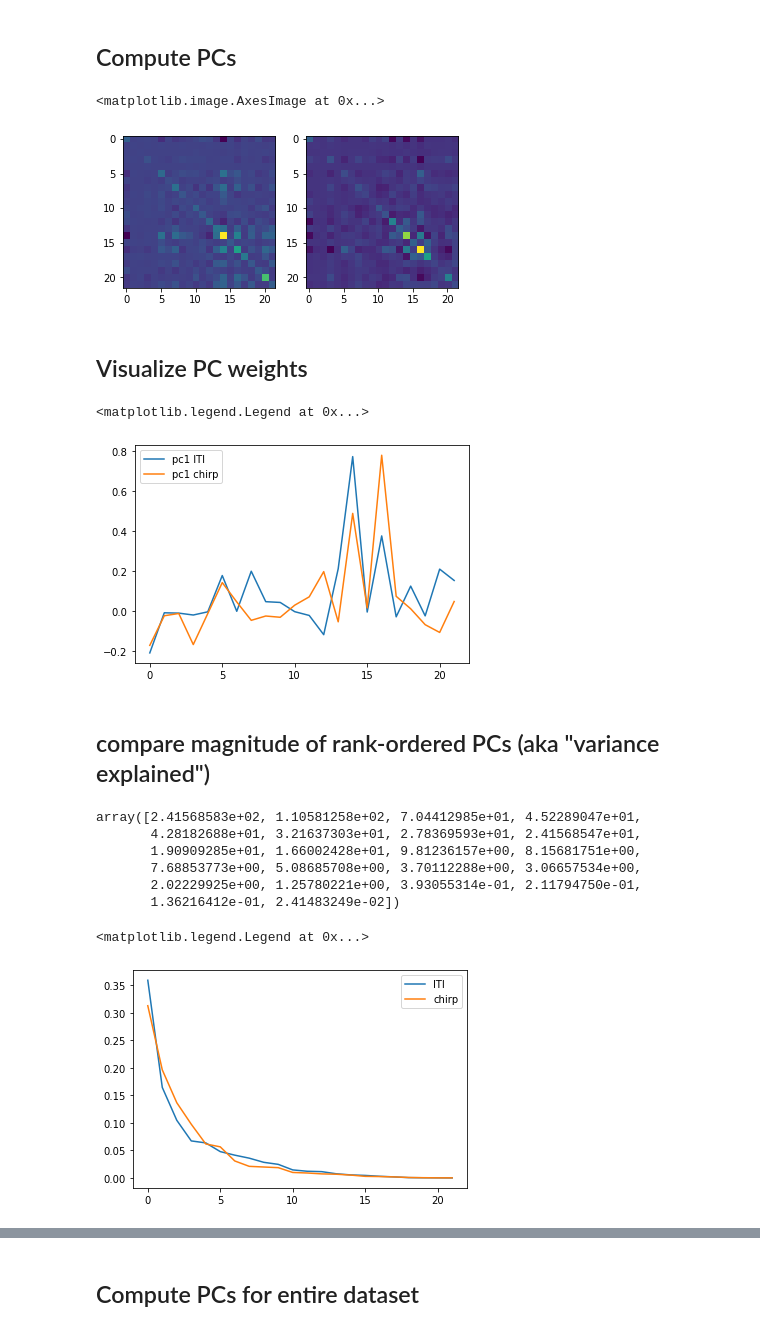
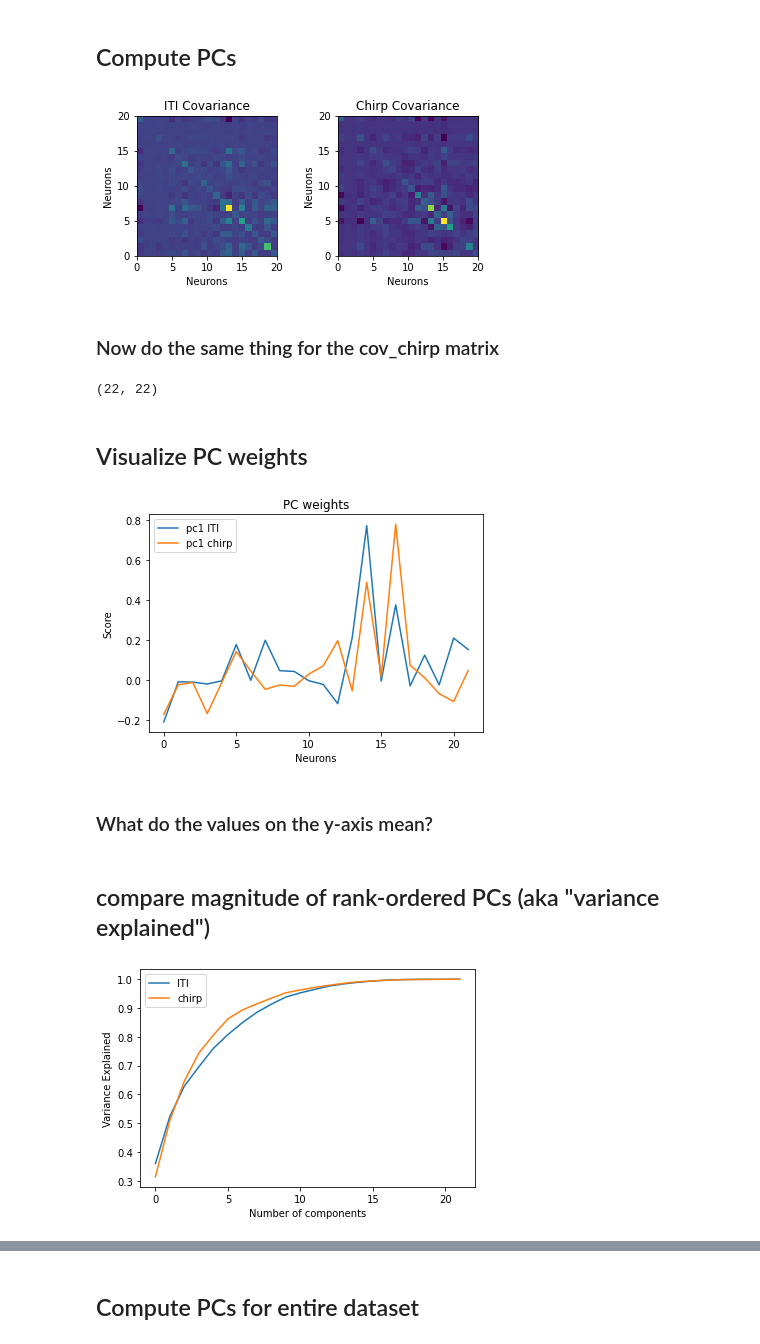
Before and after one commit to svdavid/NEUS642, a Jupyter notebook: notebooks/week7_02-15_PCA/week7_PCA_base.ipynb, the cells around one changed output, grey strips where cells are left out. Drawn from its saved outputs; the diff is of its cells as text; code cells hidden in the pictures.

```diff
--- a/notebooks/week7_02-15_PCA/week7_PCA_base.ipynb
+++ b/notebooks/week7_02-15_PCA/week7_PCA_base.ipynb
@@ -690,15 +702,22 @@ ax[1].imshow(spikes_chirp, aspect='auto');
 # %% [markdown]
 ## Compute PCs
 # %%
-# Calculate the sample covariance matrix
+
+
+# Calculate the sample covariance matrix for each condition (ITI and Chirp )
 cov_ITI = get_sample_cov_matrix(spikes_ITI)
 cov_chirp = get_sample_cov_matrix(spikes_chirp)
 f,ax=plt.subplots(1,2)
-ax[0].imshow(cov_ITI)
-ax[1].imshow(cov_chirp)
+f.tight_layout(pad=3.0);
+ax1=ax[0].imshow(cov_ITI, extent=[0,20,0,20],aspect=1);
+ax2=ax[1].imshow(cov_chirp, extent=[0,20,0,20],aspect=1);
+ax[0].set(ylabel='Neurons',xlabel='Neurons');
+ax[1].set(ylabel='Neurons',xlabel='Neurons');
+ax[0].set_title('ITI Covariance');
+ax[1].set_title('Chirp Covariance');
+#f.colorbar(ax1)
 # %% [output]
-<matplotlib.image.AxesImage at 0x...>
-[figure, old version]
+[figure, new version]
 # %%
 # Calculate the eigenvalues and eigenvectors
 evals_ITI, evectors_ITI = np.linalg.eigh(cov_ITI)
@@ -712,13 +726,25 @@ evals_chirp, evectors_chirp = sort_evals_descending(evals_chirp, evectors_chirp)
+# %% [markdown]
+### Now do the same thing for the cov_chirp matrix
+# %%
+#Answer
+# Calculate the eigenvalues and eigenvectors
+evals_chirp, evectors_chirp = np.linalg.eigh(cov_chirp)
+# Sort the eigenvalues in descending order
+#evals_chirp, evectors_chirp = sort_evals_descending(evals_chirp, evectors_chirp)
+evectors_chirp.shape
+# %% [output]
+(22, 22)
 # %% [markdown]
 ## Visualize PC weights
 # %%
 # plot eigenvectors 1-2 (ie, first principle component),
-# how much each neuron gets multiplied by to contribute to the respective pc
 plt.plot(evectors_ITI[:,0], label='pc1 ITI')
 plt.plot(evectors_chirp[:,0], label='pc1 chirp')
 plt.legend()
-
-# what do the values on the y axis mean?
+plt.xlabel('Neurons');
+plt.ylabel('Score');
+plt.title('PC weights');
 # %% [output]
-<matplotlib.legend.Legend at 0x...>
-[figure, old version]
+[figure, new version]
+# %% [markdown]
+### What do the values on the y-axis mean?
@@ -725,21 +755,14 @@ plt.legend()
 # %% [markdown]
 ## compare magnitude of rank-ordered PCs (aka "variance explained")
-# %%
-evals_ITI
-# %% [output]
-array([2.41568583e+02, 1.10581258e+02, 7.04412985e+01, 4.52289047e+01,
-       4.28182688e+01, 3.21637303e+01, 2.78369593e+01, 2.41568547e+01,
-       1.90909285e+01, 1.66002428e+01, 9.81236157e+00, 8.15681751e+00,
-       7.68853773e+00, 5.08685708e+00, 3.70112288e+00, 3.06657534e+00,
-       2.02229925e+00, 1.25780221e+00, 3.93055314e-01, 2.11794750e-01,
-       1.36216412e-01, 2.41483249e-02])
 # %%
-variance_explained_ITI = evals_ITI/evals_ITI.sum()
-variance_explained_chirp = evals_chirp/evals_chirp.sum()
+
+variance_explained_ITI = (np.cumsum(evals_ITI))/evals_ITI.sum()
+variance_explained_chirp = (np.cumsum(evals_chirp))/evals_chirp.sum()
 
 plt.plot(variance_explained_ITI, label='ITI')
 plt.plot(variance_explained_chirp, label='chirp')
-plt.legend()
+plt.legend();
+plt.ylabel('Variance Explained');
+plt.xlabel('Number of components');
 # %% [output]
-<matplotlib.legend.Legend at 0x...>
-[figure, old version]
+[figure, new version]
```
Also changed, not shown: parts of 54 cells of this notebook.
